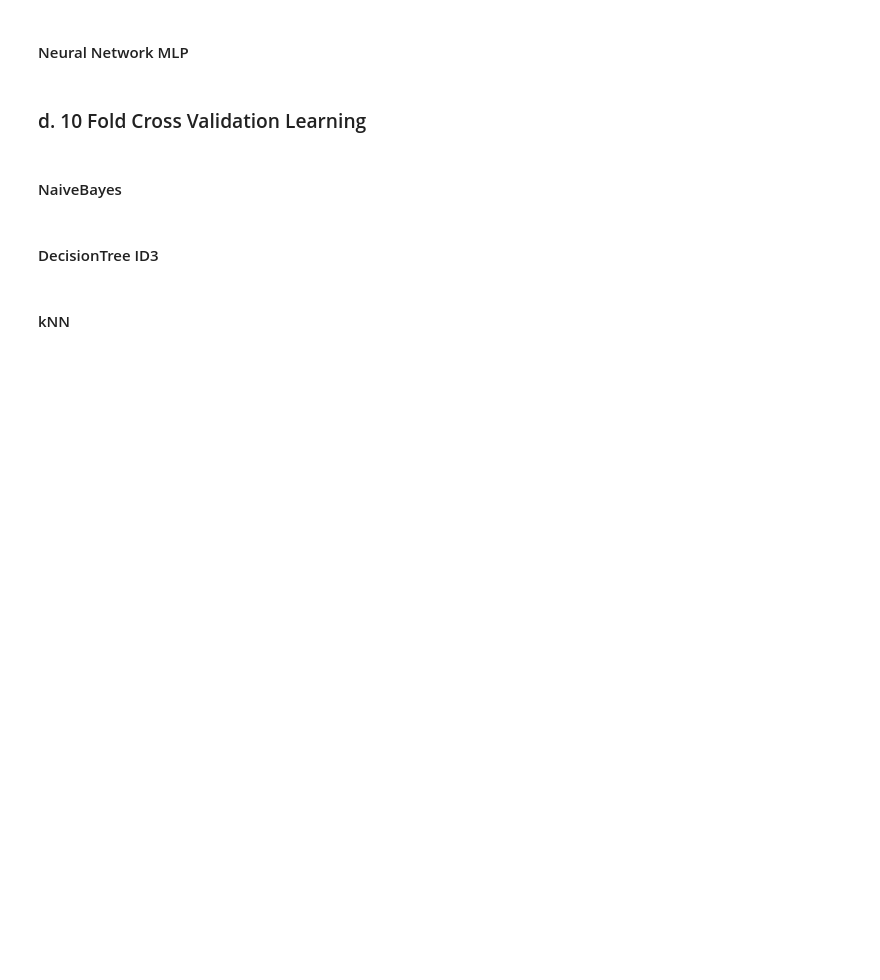
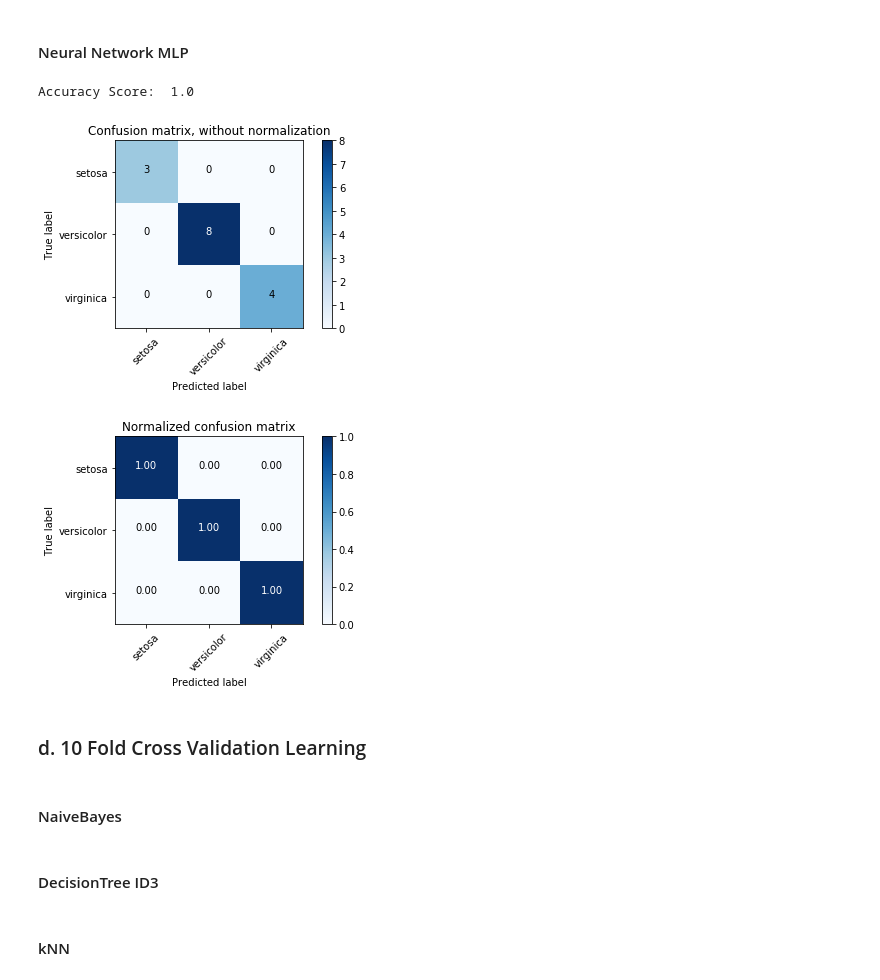
Before and after one commit to ermasavior/scikit-learn-ML, a Jupyter notebook: Tucil2_13516072.ipynb, the cells around one changed output. Saved outputs shown, nothing was run; the diff lists cells and outputs as text; code cells hidden in the pictures; blank space fills up the shorter version.

```diff
--- a/Tucil2_13516072.ipynb
+++ b/Tucil2_13516072.ipynb
@@ -129,5 +259,20 @@ Unit 15   0.488259  0.244144  -0.433670
 # %% [markdown]
 #### Neural Network MLP
+# %%
+mlp_split = trainMLP(X, y)
+y_pred = mlp_split.fit(X_train, y_train).predict(X_test)
+
+# Performance: Accuracy Score
+showAccuracyScore(y_test, y_pred)
+
+# Confusion Matrix
+cnf_matrix = confusion_matrix(y_test, y_pred)
+# Plot
+showConfusionMatrix(cnf_matrix)
+# %% [output]
+Accuracy Score:  1.0
+[figure, added]
+[figure, added]
 # %% [markdown]
 ### d. 10 Fold Cross Validation Learning
 # %% [markdown]
```
Also changed, not shown: parts of 21 cells of this notebook, 3 other files.
